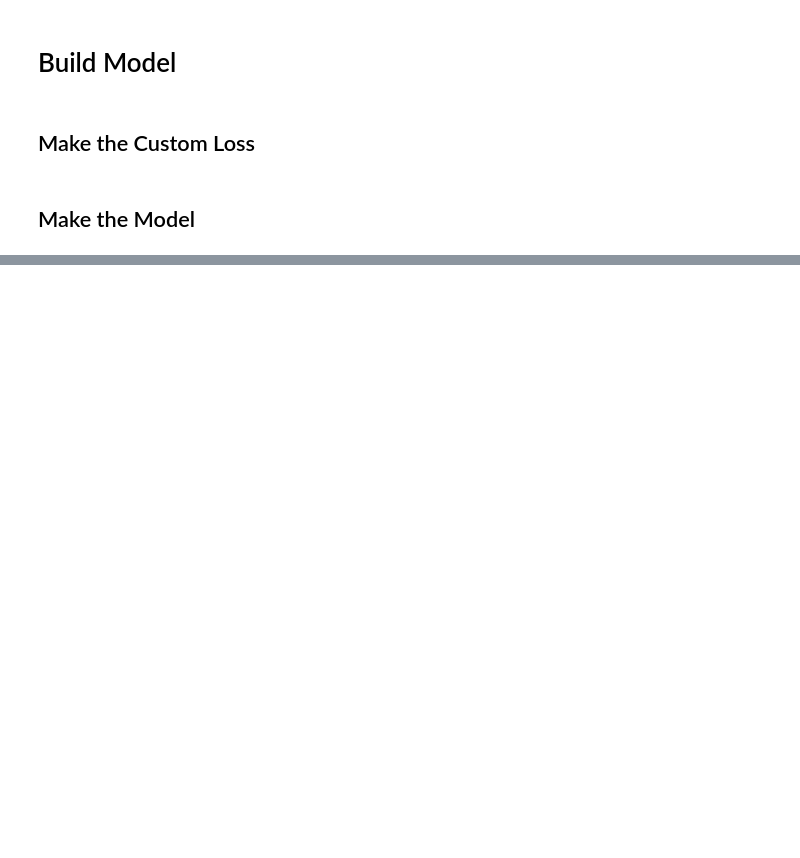
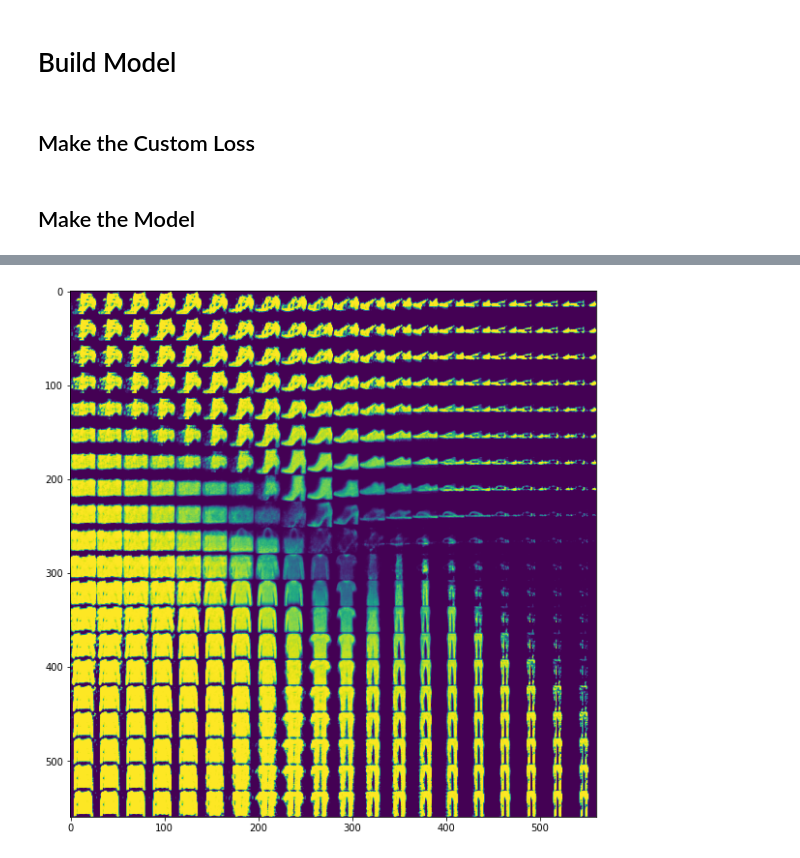
Before and after one commit to penichols10/generative-models, a Jupyter notebook: variational autoencoder.ipynb, the cells around one changed output, grey strips where cells are left out. Drawn from its saved outputs; the diff is of its cells as text; code cells hidden in the pictures; blank space fills up the shorter version.

```diff
--- a/variational autoencoder.ipynb
+++ b/variational autoencoder.ipynb
@@ -205,0 +212,24 @@ plt.show()
+# %%
+n_digits = 20
+grid = np.zeros((img_width * n_digits, img_height*n_digits, num_channels))
+
+# latent variable ranges, determined from the plot of means
+grid_x = np.linspace(-5, 5, n_digits)
+grid_y = np.linspace(-5, 5, n_digits)[::-1]
+
+for i, yi in enumerate(grid_y):
+    for j, xi in enumerate(grid_x):
+        z_sample = np.array([[xi, yi]])
+        x_decoded = vae.decoder.predict(z_sample)
+        digit = x_decoded[0].reshape(img_width, img_height, num_channels)
+        grid[i * img_width: (i + 1) * img_width,
+               j * img_height: (j + 1) * img_height] = digit
+
+plt.figure(figsize=(10, 10))
+fig_shape = np.shape(grid)
+figure = grid.reshape((fig_shape[0], fig_shape[1]))
+
+plt.imshow(figure)
+plt.show()
+# %% [output]
+[figure, added]
```
Also changed, not shown: parts of 12 cells of this notebook, 1 other file.
